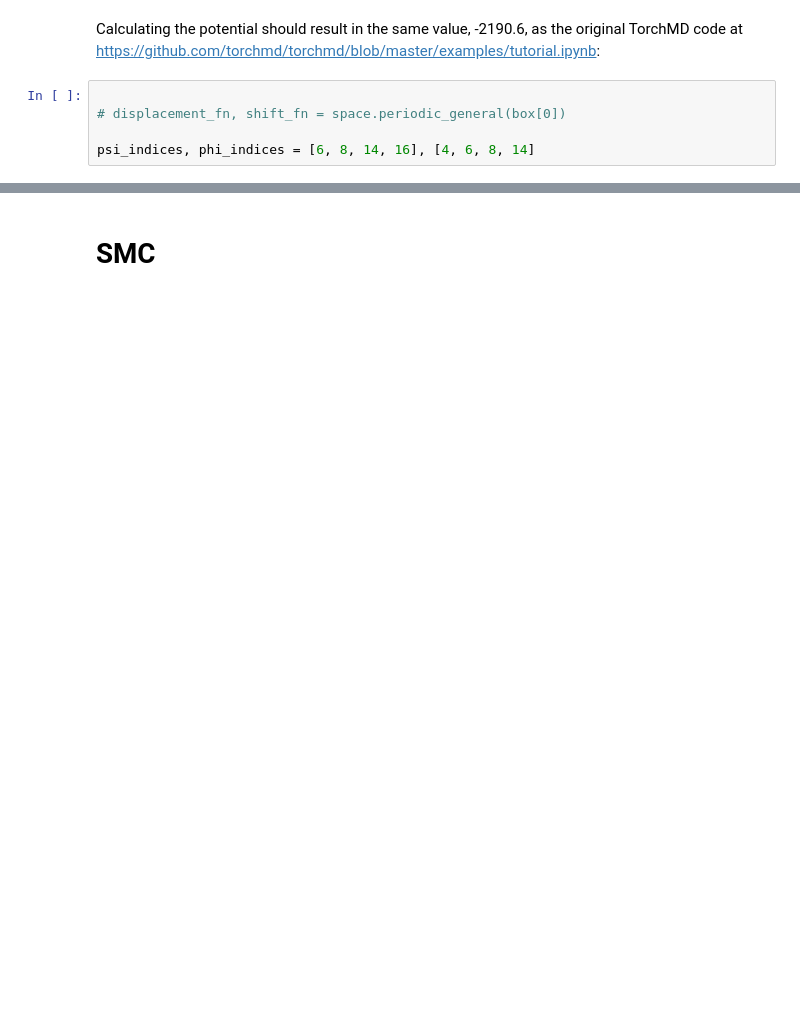
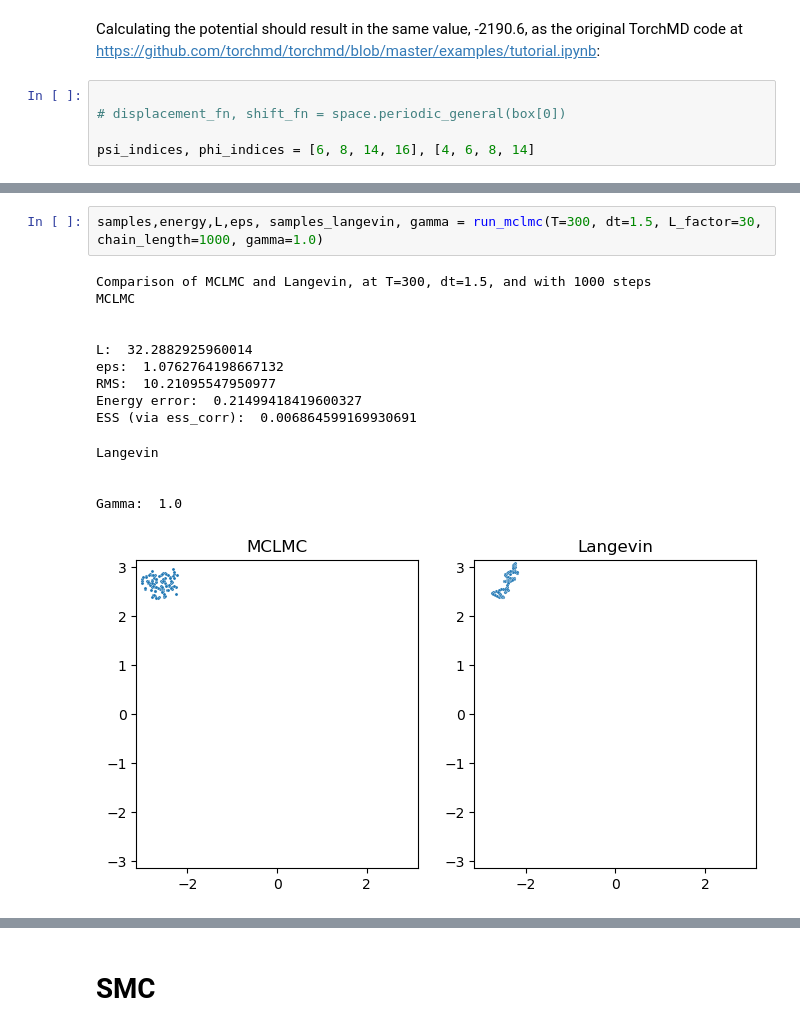
Before and after one commit to reubenharry/jax-md, a Jupyter notebook: notebooks/ad_mclmc.ipynb, the cells around one changed output, grey strips where cells are left out. Saved outputs shown, nothing was run; the diff lists cells and outputs as text; blank space fills up the shorter version.

```diff
--- a/notebooks/ad_mclmc.ipynb
+++ b/notebooks/ad_mclmc.ipynb
@@ -156,4 +150,21 @@ def run_mclmc(T, dt, L_factor, chain_length, gamma):
     print("Gamma: ", gamma)
 
     return samples,energy, L, eps, samples_langevin, gamma
+# %%
+samples,energy,L,eps, samples_langevin, gamma = run_mclmc(T=300, dt=1.5, L_factor=30, chain_length=1000, gamma=1.0)
+# %% [output]
+Comparison of MCLMC and Langevin, at T=300, dt=1.5, and with 1000 steps
+MCLMC
+
+
+L:  32.2882925960014
+eps:  1.0762764198667132
+RMS:  10.21095547950977
+Energy error:  0.21499418419600327
+ESS (via ess_corr):  0.006864599169930691
+Langevin
+
+
+Gamma:  1.0
+[figure, added]
 # %%
```
Also changed, not shown: parts of 12 cells of this notebook, 2 other files.
